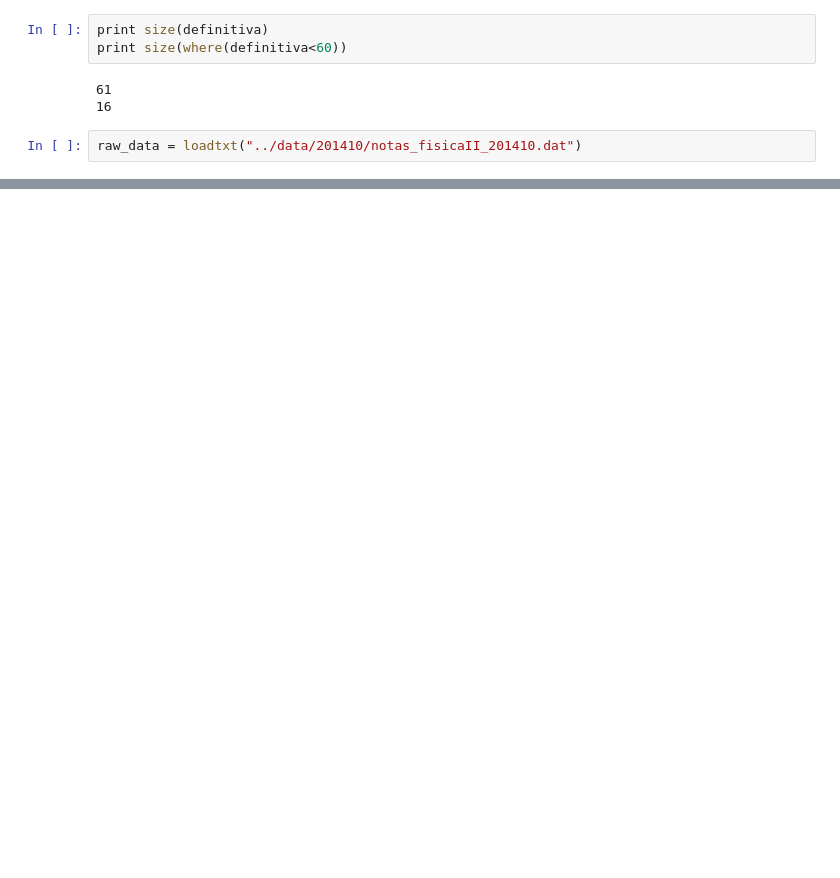
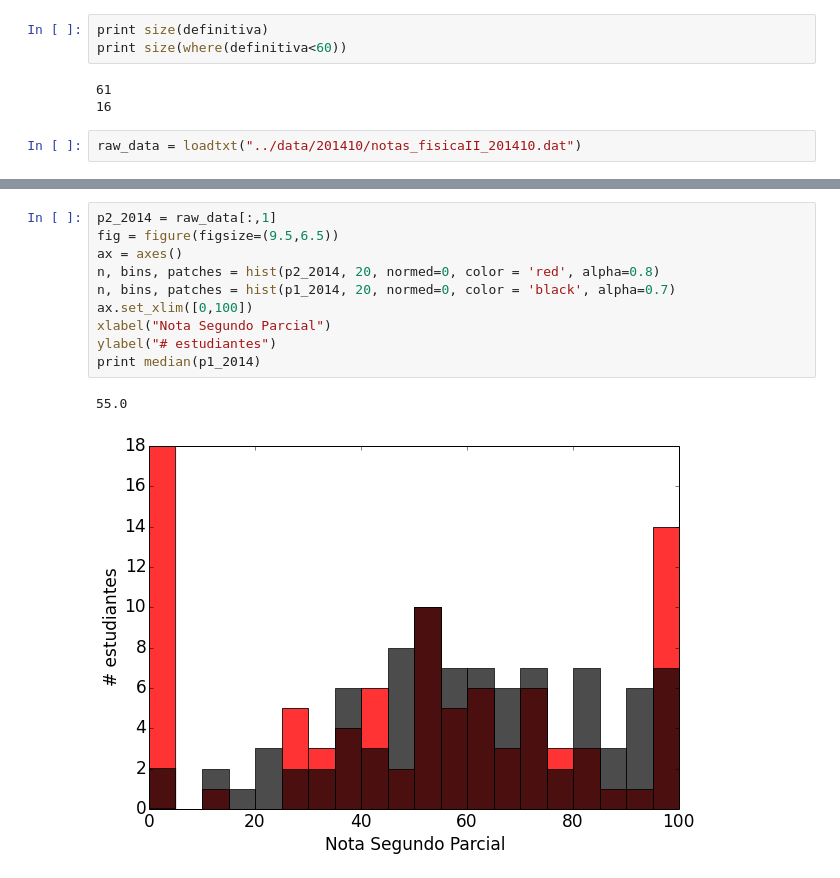
Before and after one commit to forero/CoursePerformance, a Jupyter notebook: src/analysis.ipynb, the cells around one changed output, grey strips where cells are left out. Cells and saved outputs as stored; diff of their text form; blank space fills up the shorter version.

```diff
--- a/src/analysis.ipynb
+++ b/src/analysis.ipynb
@@ -92,0 +100,13 @@ print median(p1_2014)
+# %%
+p2_2014 = raw_data[:,1]
+fig = figure(figsize=(9.5,6.5))
+ax = axes()
+n, bins, patches = hist(p2_2014, 20, normed=0, color = 'red', alpha=0.8)
+n, bins, patches = hist(p1_2014, 20, normed=0, color = 'black', alpha=0.7)
+ax.set_xlim([0,100])
+xlabel("Nota Segundo Parcial")
+ylabel("# estudiantes")
+print median(p1_2014)
+# %% [output]
+55.0
+[figure, added]
```
Also changed, not shown: parts of 6 cells of this notebook.
